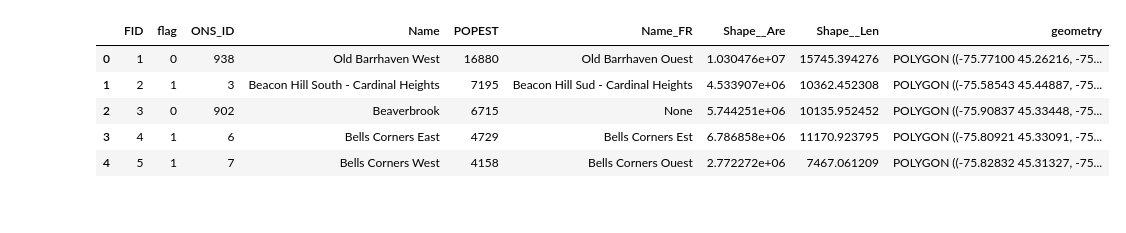
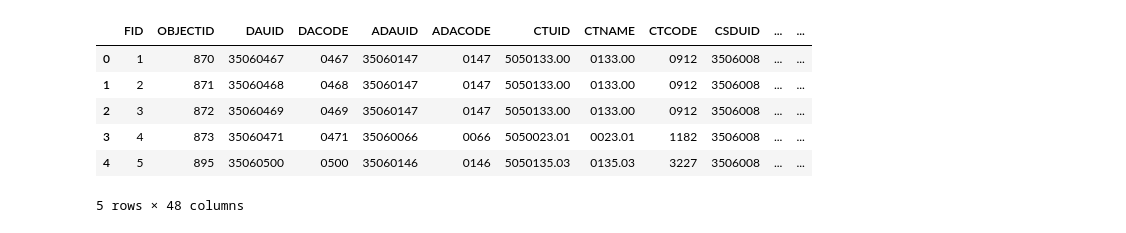
Before and after one commit to omarkawach/spatial_analysis_scenarios, a Jupyter notebook: scenario_notebooks/scenario_two.ipynb, the cells around one changed output. Cells and saved outputs as stored; diff of their text form; code cells hidden in the pictures.

```diff
--- a/scenario_notebooks/scenario_two.ipynb
+++ b/scenario_notebooks/scenario_two.ipynb
@@ -5,15 +5,17 @@ import matplotlib.pyplot as plt
 from shapely.geometry import Point
 # %%
 # Load data
-neighbourhoods = gpd.read_file("../shapefiles/ONS/ons.shp")
+# There are 761 polygons, the last cell will take a few minutes to run
+neighbourhoods = gpd.read_file("../shapefiles/OttawaDA_nearHospital/DA_nearHospital.shp")
 neighbourhoods.head()
 # %% [output]
-|  | FID | flag | ONS_ID | Name | POPEST | Name_FR | Shape__Are | Shape__Len | geometry |
-| 0 | 1 | 0 | 938 | Old Barrhaven West | 16880 | Old Barrhaven Ouest | 1.030476e+07 | 15745.394276 | POLYGON ((-75.77100 45.26216, -75... |
-| 1 | 2 | 1 | 3 | Beacon Hill South - Cardinal Heights | 7195 | Beacon Hill Sud - Cardinal Heights | 4.533907e+06 | 10362.452308 | POLYGON ((-75.58543 45.44887, -75... |
-| 2 | 3 | 0 | 902 | Beaverbrook | 6715 | None | 5.744251e+06 | 10135.952452 | POLYGON ((-75.90837 45.33448, -75... |
-| 3 | 4 | 1 | 6 | Bells Corners East | 4729 | Bells Corners Est | 6.786858e+06 | 11170.923795 | POLYGON ((-75.80921 45.33091, -75... |
-| 4 | 5 | 1 | 7 | Bells Corners West | 4158 | Bells Corners Ouest | 2.772272e+06 | 7467.061209 | POLYGON ((-75.82832 45.31327, -75... |
+|  | FID | OBJECTID | DAUID | DACODE | ADAUID | ADACODE | CTUID | CTNAME | CTCODE | CSDUID | ... | ... |
+| 0 | 1 | 870 | 35060467 | 0467 | 35060147 | 0147 | 5050133.00 | 0133.00 | 0912 | 3506008 | ... | ... |
+| 1 | 2 | 871 | 35060468 | 0468 | 35060147 | 0147 | 5050133.00 | 0133.00 | 0912 | 3506008 | ... | ... |
+| 2 | 3 | 872 | 35060469 | 0469 | 35060147 | 0147 | 5050133.00 | 0133.00 | 0912 | 3506008 | ... | ... |
+| 3 | 4 | 873 | 35060471 | 0471 | 35060066 | 0066 | 5050023.01 | 0023.01 | 1182 | 3506008 | ... | ... |
+| 4 | 5 | 895 | 35060500 | 0500 | 35060146 | 0146 | 5050135.03 | 0135.03 | 3227 | 3506008 | ... | ... |
+5 rows × 48 columns
 # %%
 # Load data
 hospitals = gpd.read_file("../shapefiles/OttawaHospitals/Hospitals.shp")
```
Also changed, not shown: parts of 1 cell of this notebook, 40 other files.
